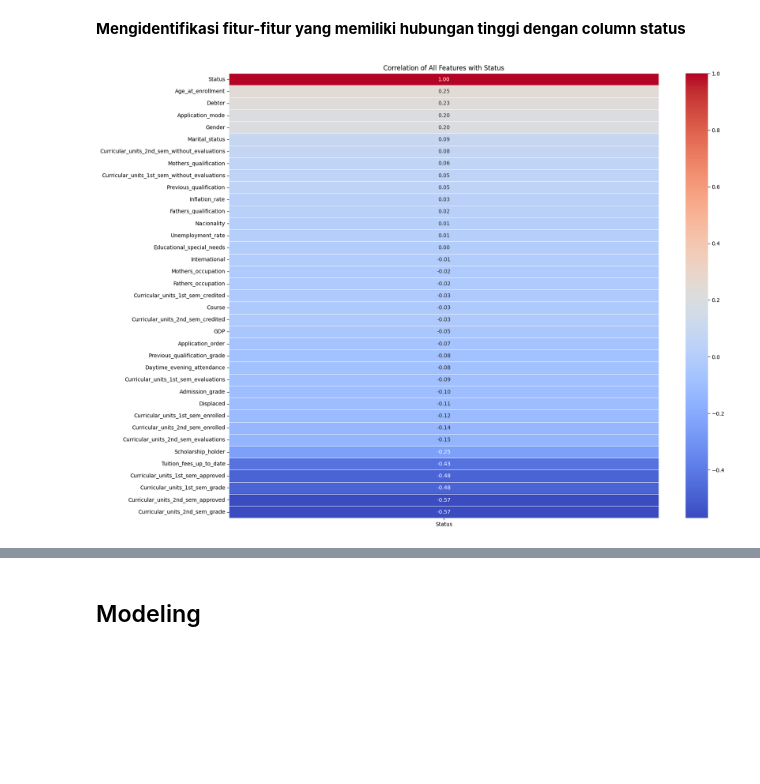
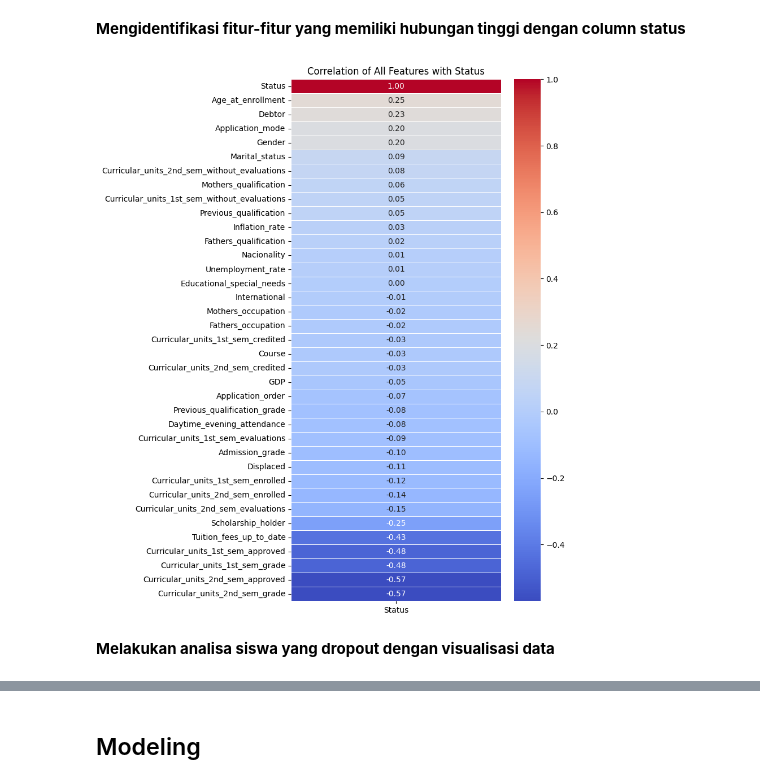
Before and after one commit to ferys2195/Submission-Penerapan-Data-Science, a Jupyter notebook: submission_2/notebook.ipynb, the cells around one changed output, grey strips where cells are left out. Drawn from its saved outputs; the diff is of its cells as text; code cells hidden in the pictures; blank space fills up the shorter version.

```diff
--- a/submission_2/notebook.ipynb
+++ b/submission_2/notebook.ipynb
@@ -257,17 +259,19 @@ plt.show()
 # %%
 correlation_with_status = correlation_matrix['Status']
 
 correlation_table = pd.DataFrame(correlation_with_status).sort_values(ascending=False, by=['Status'])
 
-plt.figure(figsize=(18, 15))
+plt.figure(figsize=(6, 12))
 
 sns.heatmap(correlation_table, annot=True, cmap='coolwarm', fmt=".2f", linewidths=.5)
 
 plt.title('Correlation of All Features with Status')
 
 plt.show()
 # %% [output]
-[figure, old version]
+[figure, new version]
+# %% [markdown]
+**Melakukan analisa siswa yang dropout dengan visualisasi data**
 # %%
 dropout_data = df[df['Status'] == 1]
 # %%
```
Also changed, not shown: parts of 36 cells of this notebook, 6 other files.
